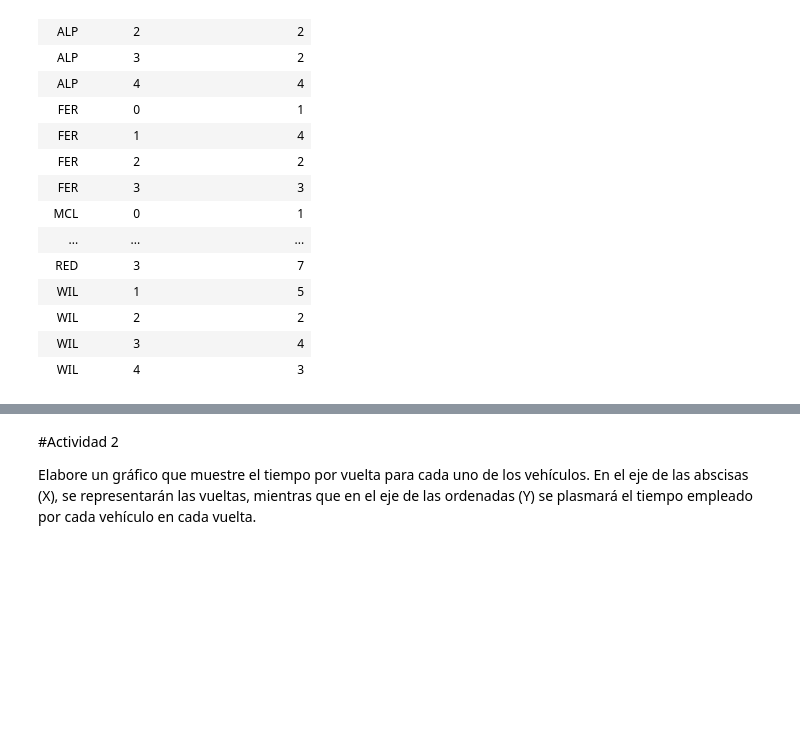
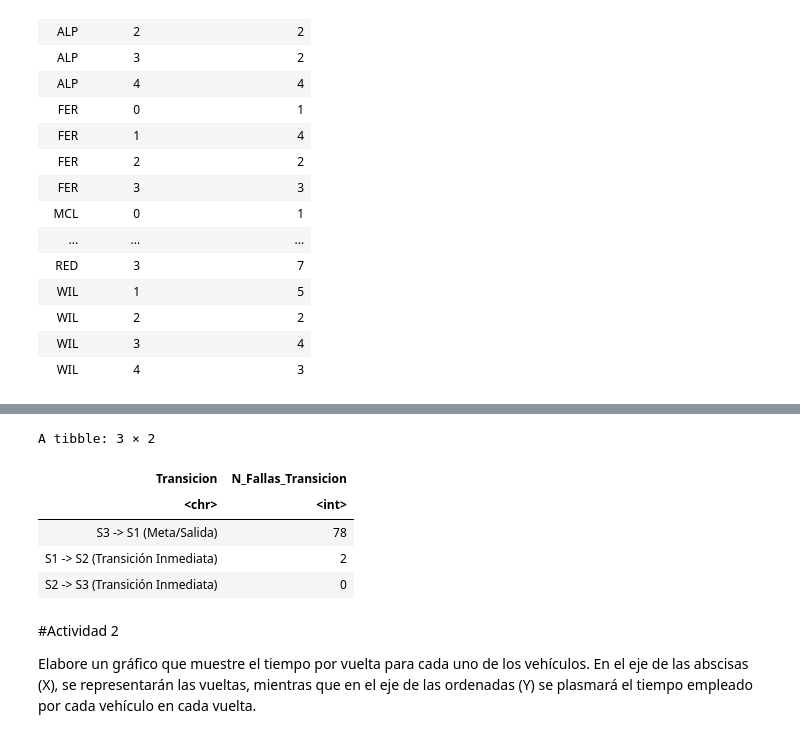
Before and after one commit to LuppeCh/F1EDA, a Jupyter notebook: Exploración_de_Datos_Trabajo_Final.ipynb, the cells around one changed output, grey strips where cells are left out. Cells and saved outputs as stored; diff of their text form; code cells hidden in the pictures; blank space fills up the shorter version.

```diff
--- a/Exploración_de_Datos_Trabajo_Final.ipynb
+++ b/Exploración_de_Datos_Trabajo_Final.ipynb
@@ -657,3 +717,48 @@ A tibble: 25 × 3
+# %%
+fallas_s3_s1 <- falla_temporal %>%
+  filter(
+    (sector == "S3" & binIndex >= 4284) |
+    (sector == "S1" & binIndex <= 10)
+  ) %>%
+  summarise(N_Fallas_Transicion = n()) %>%
+  mutate(Transicion = "S3 -> S1 (Meta/Salida)")
+
+fallas_s1_s2 <- falla_temporal %>%
+  group_by(carId, lapNum) %>%
+  filter(
+    (sector == "S1" & lead(sector) == "S2") | +
+    (sector == "S2" & lag(sector) == "S1")
+  ) %>%
+  ungroup() %>%
+  summarise(N_Fallas_Transicion = n()) %>%
+  mutate(Transicion = "S1 -> S2 (Transición Inmediata)")
+
+fallas_s2_s3 <- falla_temporal %>%
+  group_by(carId, lapNum) %>%
+  filter(
+    (sector == "S2" & lead(sector) == "S3") |
+    (sector == "S3" & lag(sector) == "S2")
+  ) %>%
+  ungroup() %>%
+  summarise(N_Fallas_Transicion = n()) %>%
+  mutate(Transicion = "S2 -> S3 (Transición Inmediata)")
+
+conteo_transicion_completo <- bind_rows(
+  fallas_s3_s1,
+  fallas_s1_s2,
+  fallas_s2_s3
+) %>%
+  select(Transicion, N_Fallas_Transicion)
+
+
+conteo_transicion_completo
+# %% [output]
+A tibble: 3 × 2
+| Transicion | N_Fallas_Transicion |
+| <chr> | <int> |
+| S3 -> S1 (Meta/Salida) | 78 |
+| S1 -> S2 (Transición Inmediata) | 2 |
+| S2 -> S3 (Transición Inmediata) | 0 |
 # %%
 options(repr.plot.width = 20, repr.plot.height = 14)
 # %% [markdown]
```
Also changed, not shown: parts of 14 cells of this notebook.
